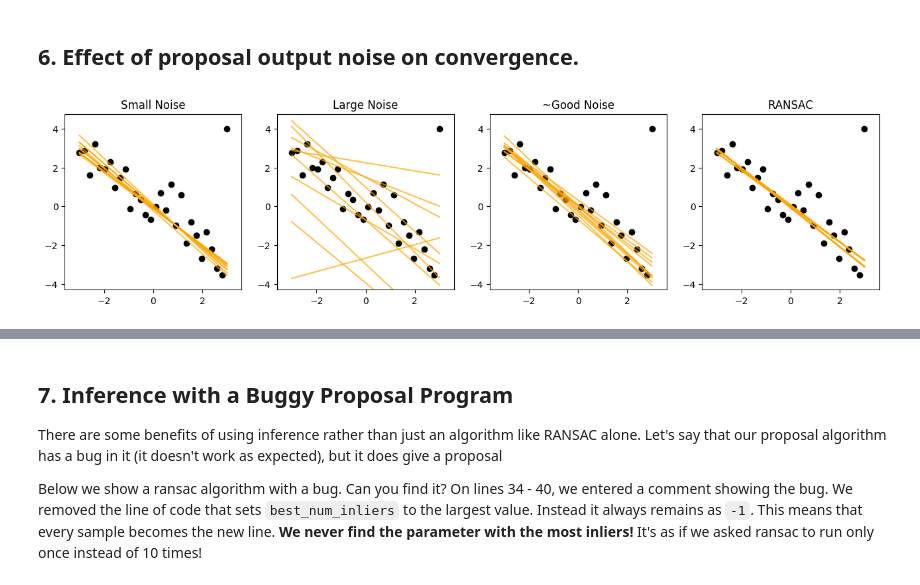
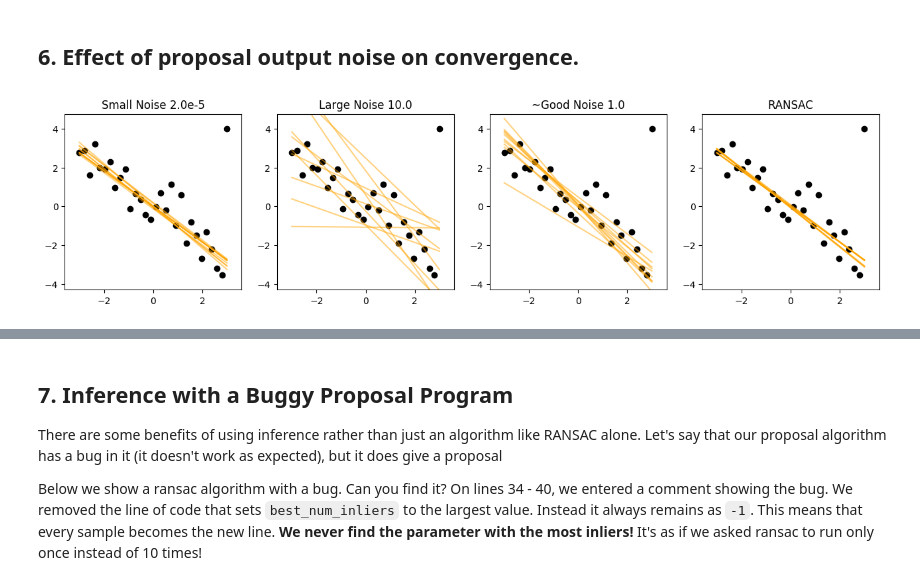
Before and after one commit to probcomp/GenExperimental.jl, a Jupyter notebook: examples/ransac/RANSAC_Notebook.ipynb, the cells around one changed output, grey strips where cells are left out. Cells and saved outputs as stored; diff of their text form; code cells hidden in the pictures.

```diff
--- a/examples/ransac/RANSAC_Notebook.ipynb
+++ b/examples/ransac/RANSAC_Notebook.ipynb
@@ -25,7 +23,7 @@ PyObject <matplotlib.text.Text object at 0x...>
 ## 2. A Gen.jl program for linear regression with outliers
 # %%
 # Linear regression probabilistic model
-function linear_regression_outliers(T::Trace, xs::Array{Float64,1})
+@program linear_regression_outliers(xs::Array{Float64,1}) begin
     inlier_noise = gamma(1., 1.) ~ "inlier_noise"
     outlier_noise = 10.0
     prob_outlier = 0.1
@@ -99,7 +97,7 @@ function linear_regression_likelihood_weighting(num_samples::Int, xs::Array{Floa
         for(i, y) in enumerate(ys)
             constrain!(trace, "y$i", y)
         end
-        linear_regression_outliers(trace, xs)
+        @generate(trace, linear_regression_outliers(xs))
         traces[sample] = trace
         scores[sample] = score(trace)
     end
@@ -108,11 +106,14 @@ function linear_regression_likelihood_weighting(num_samples::Int, xs::Array{Floa
     return traces[chosen]
 end
 
-traces = []
-for replicate=1:15
-    trace = Trace()
-    num_samples = 1000
-    push!(traces, linear_regression_likelihood_weighting(num_samples, xs, ys))
+# Run inference an unbounded number of times and collects the traces
+function run_inference(xs::Array{Float64,1}, ys::Array{Float64,1}, proposal::Function, proposal_std::Float64, num_samples::Int)
+    traces = []
+    for i=1:num_samples
+        trace = linreg_infer_sir(100, xs, ys, proposal, proposal_std)
+        push!(traces, trace)
+    end
+    traces
 end
 
 plt[:figure](figsize=(11.3, 10))
@@ -194,7 +195,7 @@ ransac_core (generic function with 1 method)
 function run_ransac(xs::Array{Float64,1}, ys::Array{Float64,1}, num_samples::Int, iterations::Int, ransac::Function)
     traces = []
     for i=1:num_samples
-        ransac_params = RansacParams(iterations, 2, 1.5)
+        ransac_params = RansacParams(iterations, 2, 1.)
         slope, intercept, inliers = ransac(xs, ys, ransac_params)
 
         #Just for storing information
@@ -362,17 +346,17 @@ demo(xs, ys, proposal_noise, num_samples, linreg_infer_sir)
 ## 6. Effect of proposal output noise on convergence.
 # %%
 # Run inference an unbounded number of times and collects the traces
-function run_inference(xs::Array{Float64,1}, ys::Array{Float64,1}, proposal_std::Float64, num_samples::Float64)
+function run_inference(xs::Array{Float64,1}, ys::Array{Float64,1}, proposal::Function, proposal_std::Float64, num_samples::Int)
     traces = []
     for i=1:num_samples
-        trace = linreg_infer_sir(100, xs, ys, proposal_std)
+        trace = linreg_infer_sir(100, xs, ys, proposal, proposal_std)
         push!(traces, trace)
     end
     traces
 end
 
 # Run RANSAC with an unbounded number of iterations. Store as traces and return them
-function run_ransac(xs::Array{Float64,1}, ys::Array{Float64,1}, num_samples::Float64, ransac::Function)
+function run_ransac(xs::Array{Float64,1}, ys::Array{Float64,1}, num_samples::Int, ransac::Function)
     traces = []
     for i=1:num_samples
         ransac_params = RansacParams(1000, 2, 1)
@@ -387,7 +371,7 @@ function run_ransac(xs::Array{Float64,1}, ys::Array{Float64,1}, num_samples::Flo
 end
 
 # Plots data from a list of traces into a single plot
-function plot_many(xs::Array{Float64,1}, ys::Array{Float64,1}, traces::Array{Any, 1}, i::Int)
+function plot_many(xs::Array{Float64,1}, ys::Array{Float64,1}, traces::Array{Any, 1}, i::Int, alpha::Float64)
     plt[:subplot](5, 5, i)
     ax = plt[:gca]()
     n = length(xs)
@@ -399,42 +383,41 @@ function plot_many(xs::Array{Float64,1}, ys::Array{Float64,1}, traces::Array{Any
     ylim = [ymin - 0.1 * yspan, ymax + 0.1 * yspan]
 
     plt[:scatter](xs, ys, c="black")
     for (i, trace) in enumerate(traces)
         intercept = value(trace, "intercept")
         slope = value(trace, "slope")
         xs_line = [xmin, xmax]
         ys_line = intercept + slope * [xmin, xmax]
-        plt[:plot](xs_line, ys_line, color="orange", alpha=0.7)
+        plt[:plot](xs_line, ys_line, color="orange", alpha=alpha)
     end
 
 
     ax[:set_xlim](xlim)
     ax[:set_ylim](ylim)
     #ax[:fill_between](xs_line, 2, 0)
 end
 
-num_samples = 10.
+num_samples = 10
 
 #----- INFERENCE WITH DIFFERENT NOISE--
-proposal_noise = .00002
-traces_sm = run_inference(xs, ys, proposal_noise, num_samples)
-proposal_noise = 10.
-traces_lg = run_inference(xs, ys, proposal_noise, num_samples)
-proposal_noise = 1.5
-traces_reg = run_inference(xs, ys, proposal_noise, num_samples)
+sm_prop_noise = .00002
+traces_sm = run_inference(xs, ys, ransac_proposal, sm_prop_noise, num_samples)
+lg_prop_noise = 10.
+traces_lg = run_inference(xs, ys, ransac_proposal, lg_prop_noise, num_samples)
+nm_prop_noise = 1.
+traces_reg = run_inference(xs, ys, ransac_proposal, nm_prop_noise, num_samples)
 
 #----- RANSAC BY ITSELF ----------
 traces_ransac = run_ransac(xs, ys, num_samples, ransac_core)
 
-#----------------------------------
 
 # PLOT THE DIFFERENCES
-titles = ["Small Noise", "Large Noise", "~Good Noise", "RANSAC"]
+titles = ["Small Noise $sm_prop_noise", "Large Noise $lg_prop_noise", "~Good Noise $nm_prop_noise", "RANSAC"]
 trace_list = [traces_sm, traces_lg, traces_reg, traces_ransac]
 plt[:figure](figsize=(20, 20))
 for i=1:4
-    plot_many(xs, ys, trace_list[i], i)
+    plot_many(xs, ys, trace_list[i], i, .5)
     plt[:title](titles[i])
 end
 # %% [output]
-[figure, old version]
+[figure, new version]
```
Also changed, not shown: parts of 14 cells of this notebook.
